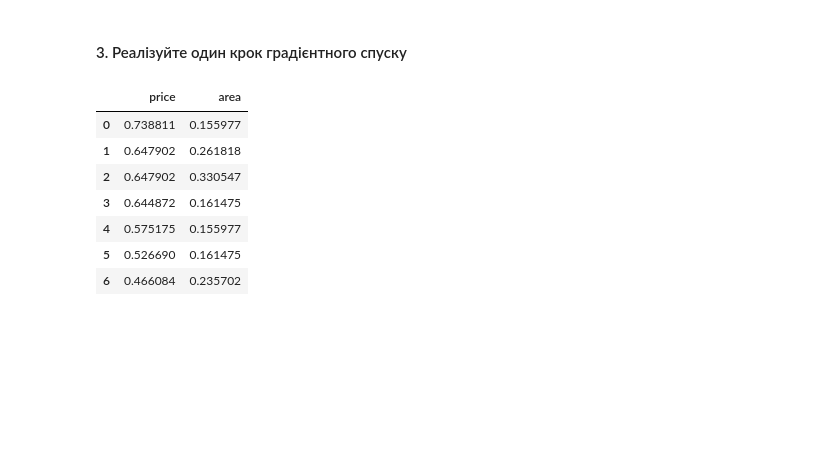
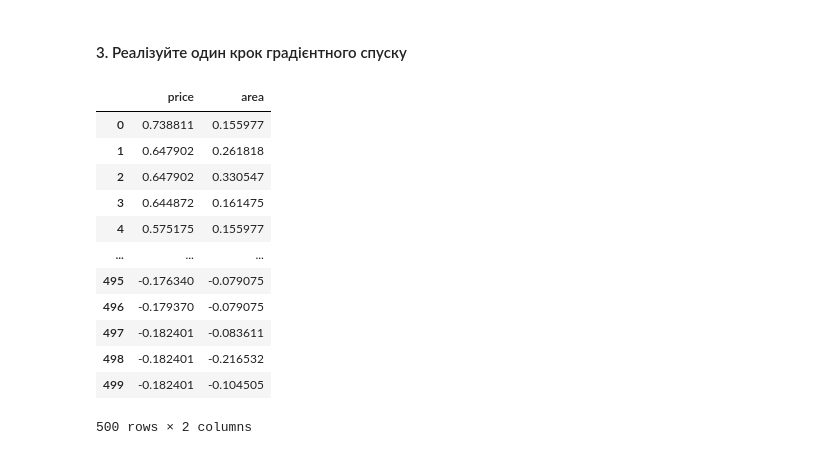
Before and after one commit to evgen-kulik/data_science_hw3, a Jupyter notebook: HW3.ipynb, the cells around one changed output. Cells and saved outputs as stored; diff of their text form; code cells hidden in the pictures; blank space fills up the shorter version.

```diff
--- a/HW3.ipynb
+++ b/HW3.ipynb
@@ -153,20 +154,25 @@ def normalization(data):
 # %%
 # створимо новий порожній DF, в якому пронормуємо стовпчик ціни та площі
 # цей нормований DF підставимо вище у функцію втрат замість df, тоді замість зігнутої поверхні отримаємо "сідло"
 norm = pd.DataFrame()
 norm['price'] = normalization(df.price)
 norm['area'] = normalization(df.area)
 
-norm.head(7)
+norm.head(500)
 # %% [output]
 |  | price | area |
 | 0 | 0.738811 | 0.155977 |
 | 1 | 0.647902 | 0.261818 |
 | 2 | 0.647902 | 0.330547 |
 | 3 | 0.644872 | 0.161475 |
 | 4 | 0.575175 | 0.155977 |
-| 5 | 0.526690 | 0.161475 |
-| 6 | 0.466084 | 0.235702 |
+| ... | ... | ... |
+| 495 | -0.176340 | -0.079075 |
+| 496 | -0.179370 | -0.079075 |
+| 497 | -0.182401 | -0.083611 |
+| 498 | -0.182401 | -0.216532 |
+| 499 | -0.182401 | -0.104505 |
+500 rows × 2 columns
 # %%
 # Тренування моделі (після нормалізації ціни та площі).
 weights, history = grad_descent((0., 0.), norm, 1000, learning_rate=0.1)
```
Also changed, not shown: parts of 17 cells of this notebook.
